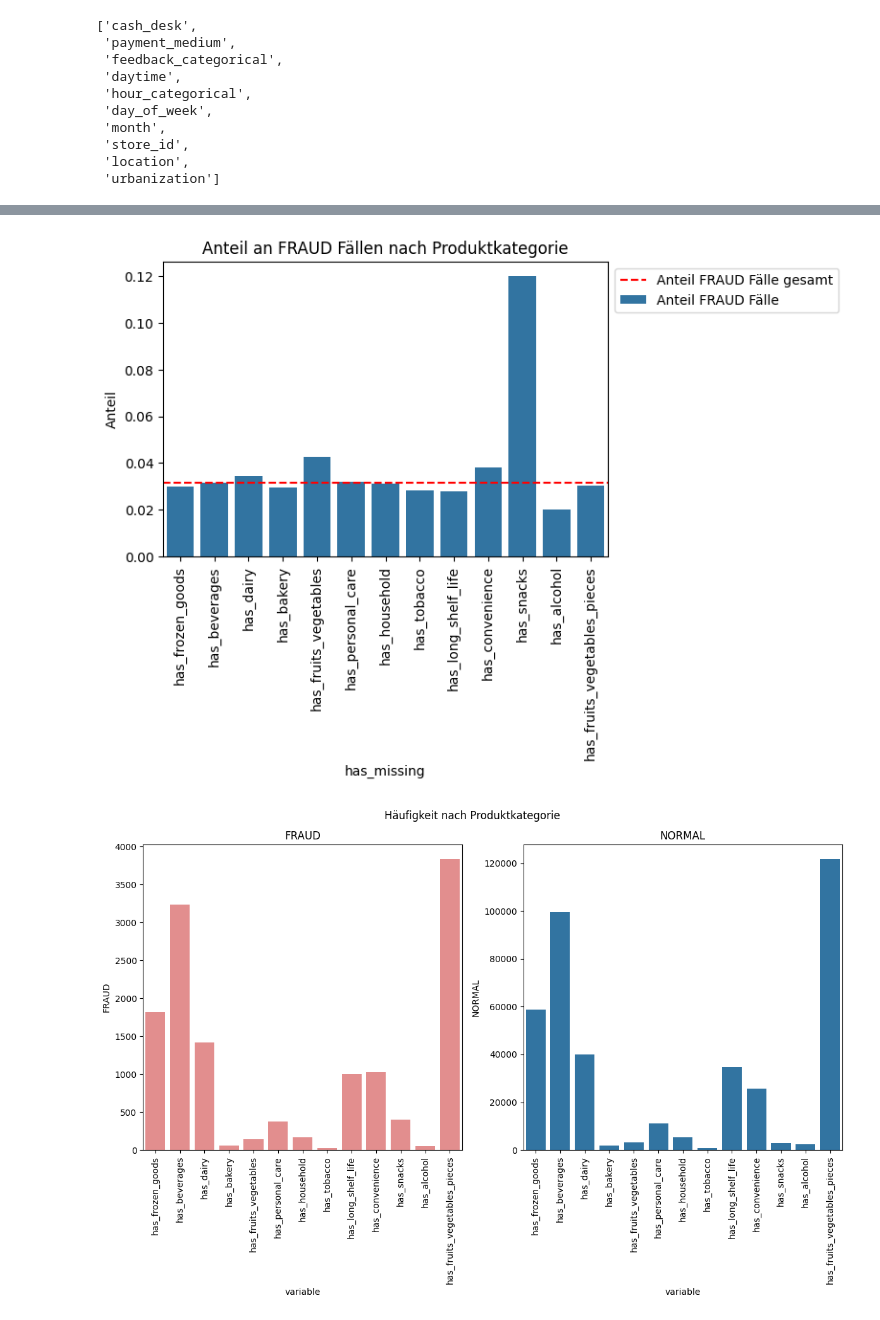
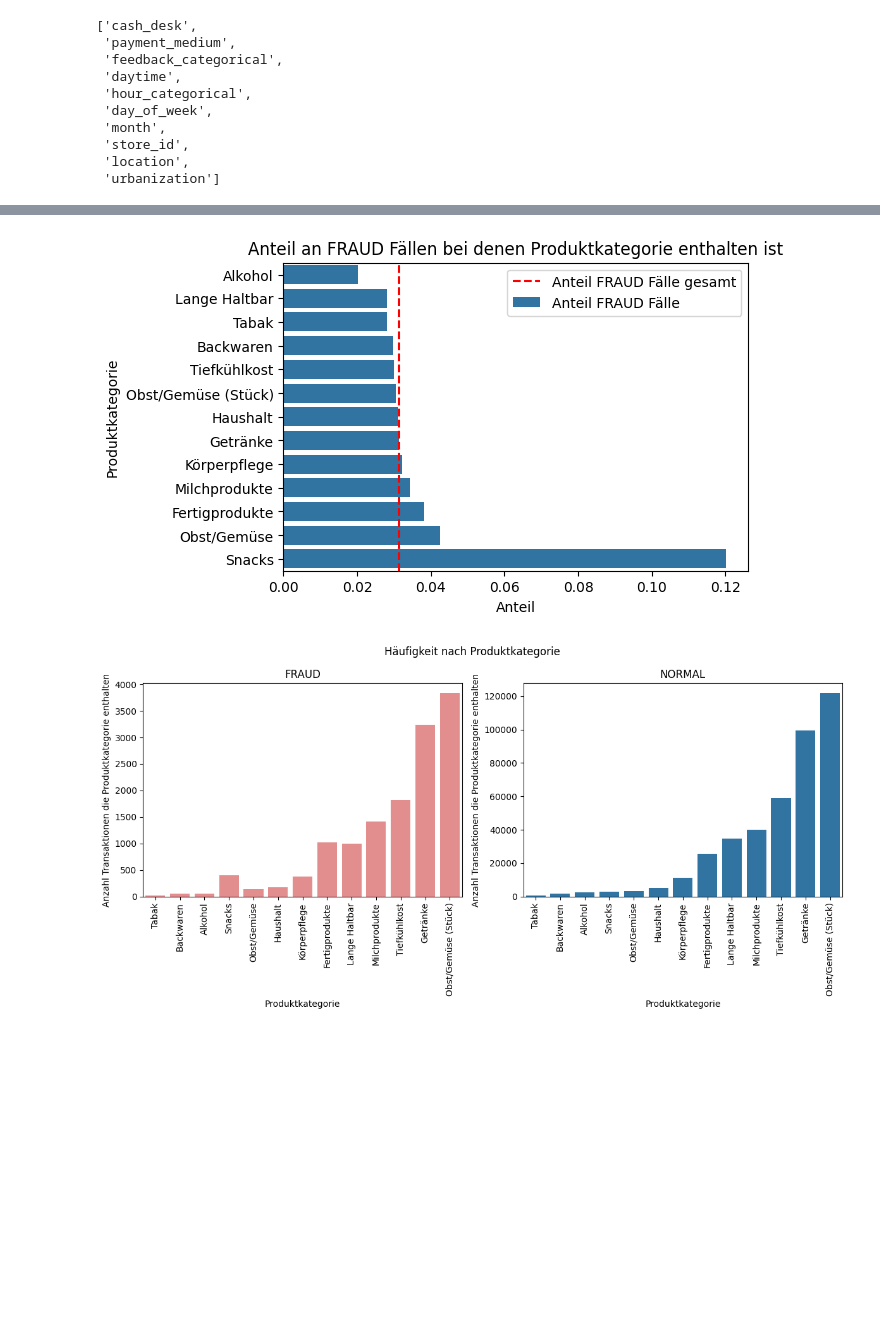
Before and after one commit to zurdavid/projektpraktikum-datascience, a Jupyter notebook: Raphael/explorative Datenanalyse/DataExploration_plots_kategorial.ipynb, the cells around one changed output, grey strips where cells are left out. Saved outputs shown, nothing was run; the diff lists cells and outputs as text; code cells hidden in the pictures; blank space fills up the shorter version.

```diff
--- a/Raphael/explorative Datenanalyse/DataExploration_plots_kategorial.ipynb
+++ b/Raphael/explorative Datenanalyse/DataExploration_plots_kategorial.ipynb
@@ -262,6 +262,22 @@ categories = [
  'has_fruits_vegetables_pieces',
 ]
 
+# map categories to German names (without has_prefix)
+category_map = {
+  'has_frozen_goods': 'Tiefkühlkost',
+  'has_beverages': 'Getränke',
+  'has_dairy': 'Milchprodukte',
+  'has_bakery': 'Backwaren',
+  'has_fruits_vegetables': 'Obst/Gemüse',
+  'has_personal_care': 'Körperpflege',
+  'has_household': 'Haushalt',
+  'has_tobacco': 'Tabak',
+  'has_long_shelf_life': 'Lange Haltbar',
+  'has_convenience': 'Fertigprodukte',
+  'has_snacks': 'Snacks',
+  'has_alcohol': 'Alkohol',
+  'has_fruits_vegetables_pieces': 'Obst/Gemüse (Stück)'
+}
 
   # aggregate: sum the
 df_categories = (
@@ -273,8 +289,11 @@ df_categories = (
   .unpivot(index="label")
   .pivot(index="variable", on="label", values="value")
   .with_columns(
-    (pl.col("FRAUD") / (pl.col("FRAUD") + pl.col("NORMAL"))).alias("fraud_rate")
+    (pl.col("FRAUD") / (pl.col("FRAUD") + pl.col("NORMAL"))).alias("fraud_rate"),
+    pl.col("variable").replace_strict(category_map, default=None).alias("Kategorie"),
   )
+  .drop("variable")
+  .sort("fraud_rate")
 )
 
 df_categories
@@ -296,36 +315,41 @@ shape: (13, 4)
 # %%
 df2 = df_categories
 
 plt.figure(figsize=(6, 4))
-sns.barplot(data=df2, x="variable", y='fraud_rate', label='Anteil FRAUD Fälle')
+sns.barplot(data=df2, y="Kategorie", x='fraud_rate', label='Anteil FRAUD Fälle')
 
-plt.axhline(fraud_rate_total, color='red', linestyle='--', label='Anteil FRAUD Fälle gesamt')
+plt.axvline(fraud_rate_total, color='red', linestyle='--', label='Anteil FRAUD Fälle gesamt')
 
-plt.title('Anteil an FRAUD Fällen nach Produktkategorie')
-plt.xlabel(col)
-plt.ylabel('Anteil')
-plt.xticks(rotation=90)
-plt.legend(loc="upper left", bbox_to_anchor=(1, 1))
+plt.title('Anteil an FRAUD Fällen bei denen Produktkategorie enthalten ist')
+plt.ylabel("Produktkategorie")
+plt.xlabel('Anteil')
+plt.legend(loc="upper right")
 
 plt.savefig(plot_dir / "anteil_fraud_nach_category.png", bbox_inches='tight')
 plt.show()
 
+df2 = df2.sort("NORMAL")
 angle = 90
-col = "variable"
+col = "Kategorie"
 # plot fraud_count and normal_count for each payment_medium (plot with two subplots)
-fig, ax = plt.subplots(1, 2, figsize=(12,8), sharex=True)
+fig, ax = plt.subplots(1, 2, figsize=(12,6), sharex=True)
 sns.barplot(x=col, y="FRAUD", data=df2.to_pandas(), ax=ax[0], color="lightcoral")
+# axis labels
+ax[0].set_xlabel("Produktkategorie")
+ax[0].set_ylabel("Anzahl Transaktionen die Produktkategorie enthalten")
 ax[0].set_title("FRAUD")
 ax[0].set_xticklabels(ax[0].get_xticklabels(), rotation=angle)
 sns.barplot(x=col, y="NORMAL", data=df2.to_pandas(), ax=ax[1])
 # main title above the two subplots
 fig.suptitle("Häufigkeit nach Produktkategorie")
+ax[1].set_xlabel("Produktkategorie")
+ax[1].set_ylabel("Anzahl Transaktionen die Produktkategorie enthalten")
 ax[1].set_title("NORMAL")
 ax[1].set_xticklabels(ax[1].get_xticklabels(), rotation=angle)
 
 plt.tight_layout()
 plt.savefig(plot_dir / "counts_normal_fraud_category.png")
 plt.show()
 # %% [output]
-[figure, old version]
+[figure, new version]
-[figure, old version]
+[figure, new version]
```
Also changed, not shown: parts of 6 cells of this notebook, 44 other files.
